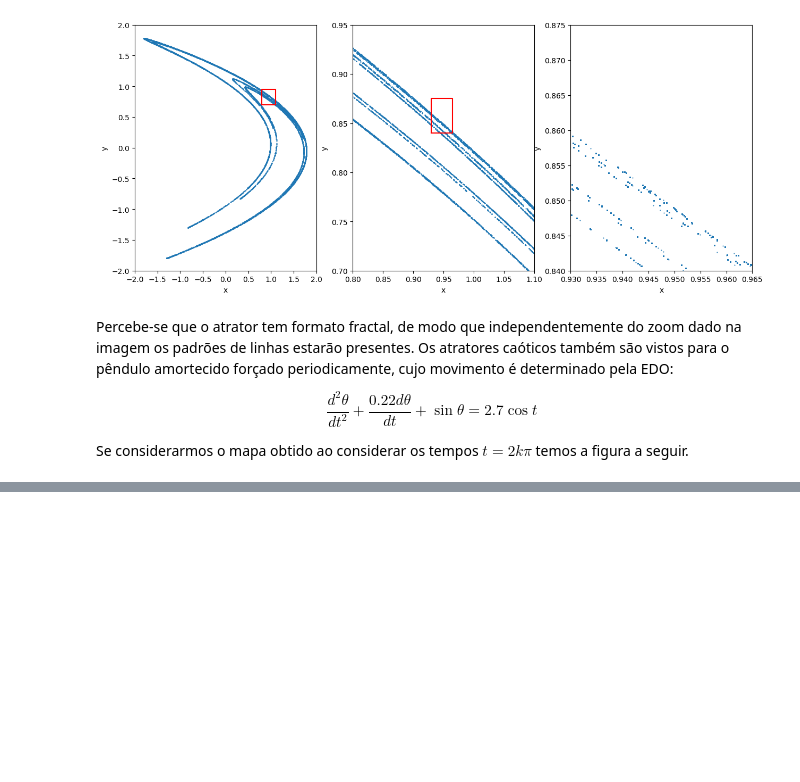
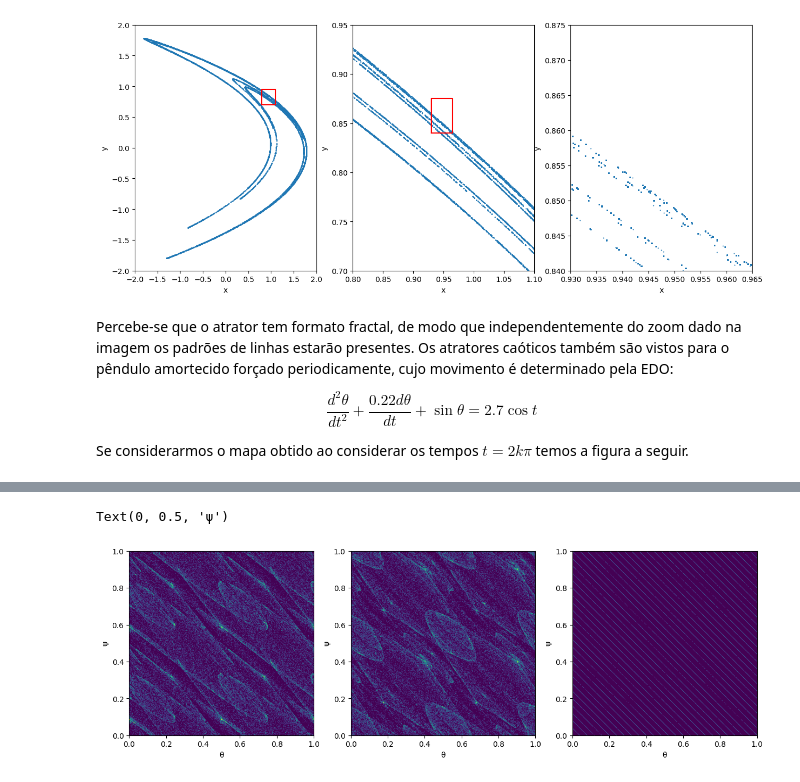
Before and after one commit to othon-ishiyi/Chaotic-Systems, a Jupyter notebook: exame.ipynb, the cells around one changed output, grey strips where cells are left out. Drawn from its saved outputs; the diff is of its cells as text; code cells hidden in the pictures; blank space fills up the shorter version.

Commit message:
torus map implemented

```diff
--- a/exame.ipynb
+++ b/exame.ipynb
@@ -126,0 +136,44 @@ plt.show()
+# %%
+# Function P was not given
+P = lambda phi, theta: np.sin(2*np.pi*(phi+theta))*np.cos(2*np.pi*(phi-theta))
+
+def iterate_torus(w1, w2, eps, ndisc, niter):
+    def iterate(phi, theta):
+        result = np.array([phi+w1, theta+w2]) + eps*P(phi, theta)
+        return np.mod(result, 1)
+
+    grid = np.zeros((1000, 1000))
+
+    phi, theta = 0, 0
+    for _ in range(ndisc):
+        phi, theta = iterate(phi, theta)
+
+    for _ in range(niter):
+        phi, theta = iterate(phi, theta)
+        grid[int(phi*1000)][int(theta*1000)] = 1
+
+    return grid
+
+grid_a = iterate_torus(0.54657, 0.36736, 0.75, 100, 100000)
+grid_b = iterate_torus(0.45922, 0.53968, 0.50, 100, 100000)
+grid_c = iterate_torus(0.41500, 0.73500, 0.60, 100, 100000)
+# %%
+fig, axs = plt.subplots(1,3, squeeze=False, figsize = (15,6))
+
+ax = axs[0][0]
+ax.imshow(grid_a, extent = [0, 1, 0, 1])
+ax.set_xlabel('θ')
+ax.set_ylabel('ψ')
+
+ax = axs[0][1]
+ax.imshow(grid_b, extent = [0, 1, 0, 1])
+ax.set_xlabel('θ')
+ax.set_ylabel('ψ')
+
+ax = axs[0][2]
+ax.imshow(grid_c, extent = [0, 1, 0, 1])
+ax.set_xlabel('θ')
+ax.set_ylabel('ψ')
+# %% [output]
+Text(0, 0.5, 'ψ')
+[figure, added]
```
Also changed, not shown: parts of 3 cells of this notebook.
